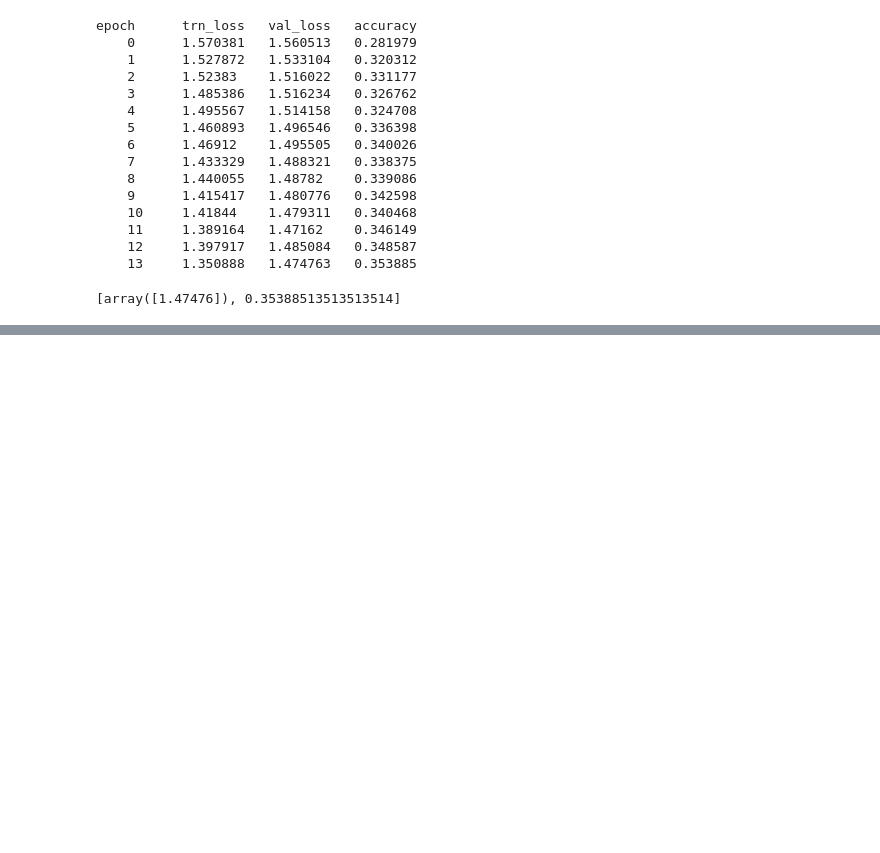
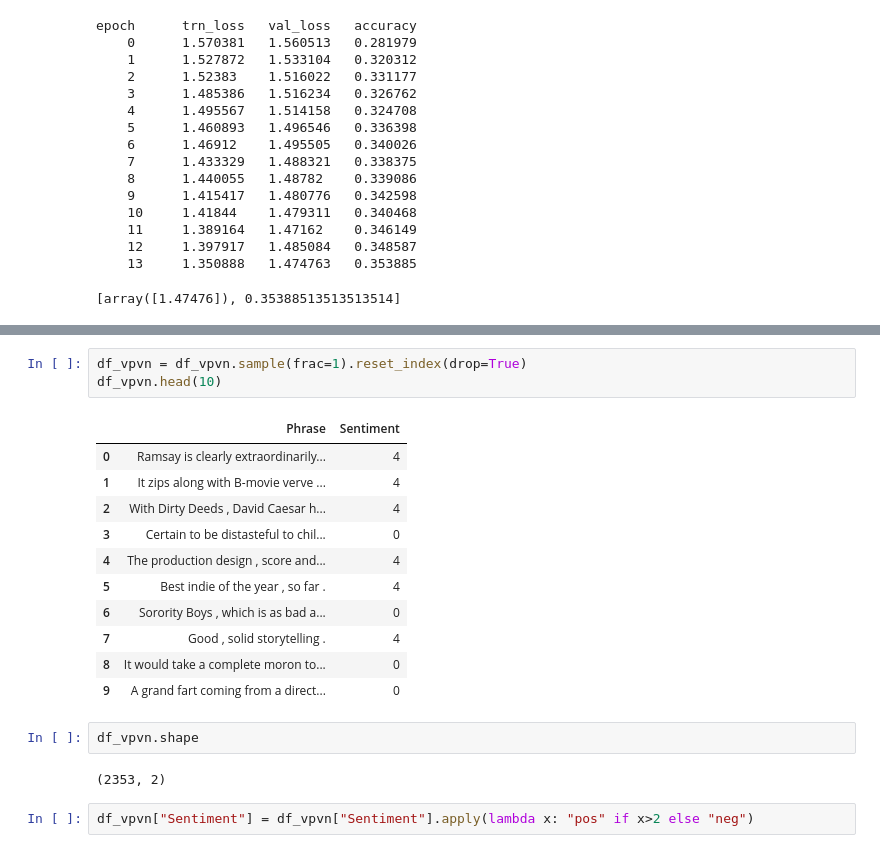
Before and after one commit to Muosvr/movie-review-sentiment-analysis-kernels-only, a Jupyter notebook: movie-review-sentiment-analysis-kernels-only.ipynb, the cells around one changed output, grey strips where cells are left out. Saved outputs shown, nothing was run; the diff lists cells and outputs as text; blank space fills up the shorter version.

```diff
--- a/movie-review-sentiment-analysis-kernels-only.ipynb
+++ b/movie-review-sentiment-analysis-kernels-only.ipynb
@@ -416,0 +614,21 @@ epoch      trn_loss   val_loss   accuracy
+# %%
+df_vpvn = df_vpvn.sample(frac=1).reset_index(drop=True)
+df_vpvn.head(10)
+# %% [output]
+|  | Phrase | Sentiment |
+| 0 | Ramsay is clearly extraordinarily... | 4 |
+| 1 | It zips along with B-movie verve ... | 4 |
+| 2 | With Dirty Deeds , David Caesar h... | 4 |
+| 3 | Certain to be distasteful to chil... | 0 |
+| 4 | The production design , score and... | 4 |
+| 5 | Best indie of the year , so far . | 4 |
+| 6 | Sorority Boys , which is as bad a... | 0 |
+| 7 | Good , solid storytelling . | 4 |
+| 8 | It would take a complete moron to... | 0 |
+| 9 | A grand fart coming from a direct... | 0 |
+# %%
+df_vpvn.shape
+# %% [output]
+(2353, 2)
+# %%
+df_vpvn["Sentiment"] = df_vpvn["Sentiment"].apply(lambda x: "pos" if x>2 else "neg")
```
Also changed, not shown: parts of 55 cells of this notebook.
